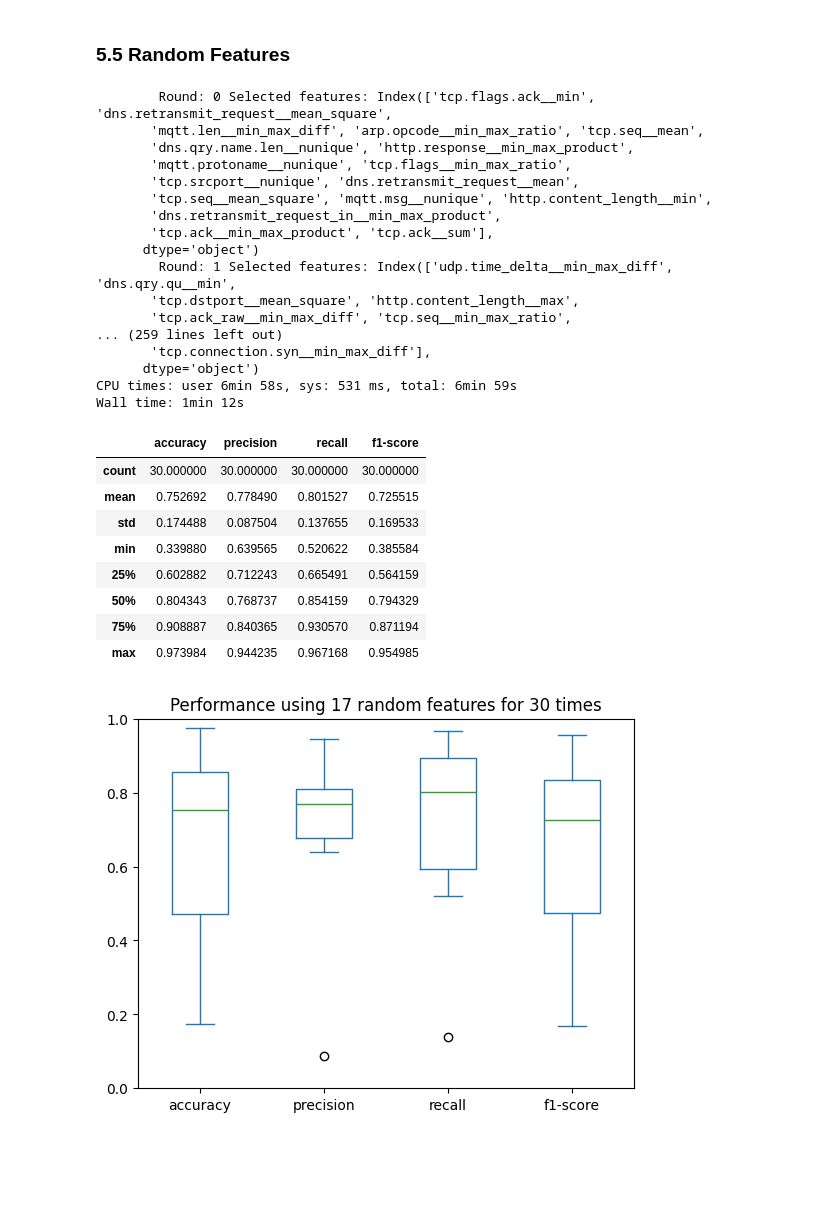
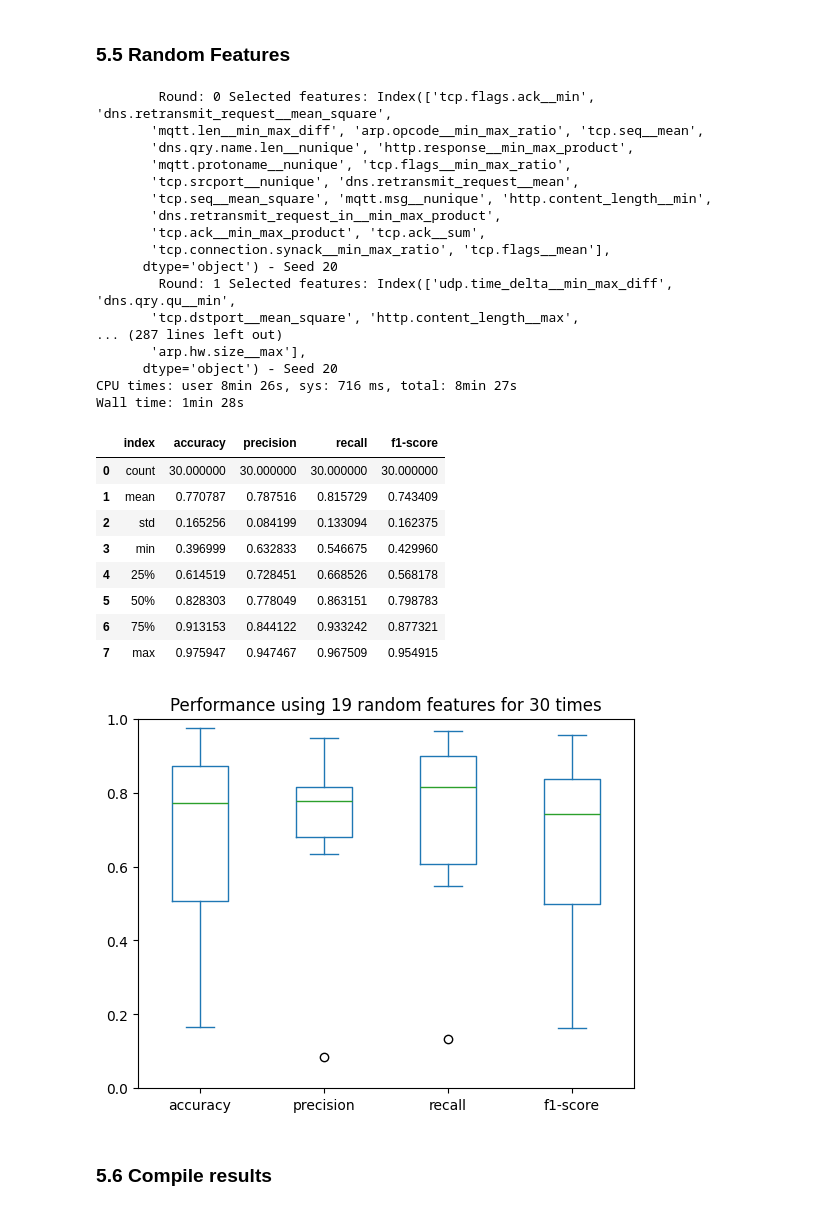
Before and after one commit to vichShir/efficient-multistage-pipeline-iiot, a Jupyter notebook: main.ipynb, the cells around one changed output. Cells and saved outputs as stored; diff of their text form; code cells hidden in the pictures; blank space fills up the shorter version.

```diff
--- a/main.ipynb
+++ b/main.ipynb
@@ -8,10 +8,12 @@ Dataset: https://ieee-dataport.org/documents/bruriiot-dataset-network-anomaly-de
 import polars as pl
 import pandas as pd
 import numpy as np
+import time
+import os
 import gc
 
 from pipeline.preprocessing import (
-    create_splits_and_save,
+    create_splits,
     transform_labels,
     get_labels_mapping,
     balance_labels_with_smote
@@ -25,7 +27,7 @@ from pipeline.feature_selection import (
 )
 from pipeline.model import train_xgboost
 from pipeline.training_size import training_size
-from pipeline.utils import get_protocols, filter_module
+from pipeline.utils import create_data_dirs, get_protocols, filter_module
 
 import matplotlib.pyplot as plt
 import matplotlib.ticker as mtick
@@ -33,8 +35,12 @@ import seaborn as sns
 
 %matplotlib inline
 
-SEED = 10  # 5 seeds: 0, 10, 20, 30 and 40
-MODEL_SAVE_DIR = './data/models/'
+# create directories
+create_data_dirs()
+
+SEED = 20  # 5 seeds: 0, 10, 20, 30 and 40
+MODEL_SAVE_DIR_TS = './data/models/training_size'  # training size
+MODEL_SAVE_DIR_FS = './data/models/feature_selection'  # feature selection
 # %% [markdown]
 ## 2. Create data splits
 # %% [markdown]
@@ -208,8 +312,10 @@ plt.show()
 # %%
 # training proportion to sample
-training_size_prop = 0.1178
+training_size_prop = 0.155
 
 # sufficient training set size
 df_train = df_train.sample(frac=training_size_prop, random_state=SEED)
+print('Defined training size:', df_train.shape[0])
 
+# save training set with all features
 df_train.to_csv(f'./data/datasets/splits/BRUIIoT_train_size{training_size_prop}_seed{SEED}.csv', index=False)
@@ -469,9 +638,8 @@ df_results_random = random_features(
     X_train, y_train,
     X_valid, y_valid,
     n_features_to_select=len(causal_selected_features),
-    model_save_dir=MODEL_SAVE_DIR,
-    data_seed=SEED,
-    ml_seed=SEED
+    model_save_dir=MODEL_SAVE_DIR_FS,
+    seed=SEED,
 )
 # %% [output]
         Round: 0 Selected features: Index(['tcp.flags.ack__min', 'dns.retransmit_request__mean_square',
@@ -481,32 +649,34 @@ df_results_random = random_features(
        'tcp.srcport__nunique', 'dns.retransmit_request__mean',
        'tcp.seq__mean_square', 'mqtt.msg__nunique', 'http.content_length__min',
        'dns.retransmit_request_in__min_max_product',
-       'tcp.ack__min_max_product', 'tcp.ack__sum'],
-      dtype='object')
+       'tcp.ack__min_max_product', 'tcp.ack__sum',
+       'tcp.connection.synack__min_max_ratio', 'tcp.flags__mean'],
+      dtype='object') - Seed 20
         Round: 1 Selected features: Index(['udp.time_delta__min_max_diff', 'dns.qry.qu__min',
        'tcp.dstport__mean_square', 'http.content_length__max',
-       'tcp.ack_raw__min_max_diff', 'tcp.seq__min_max_ratio',
-... (259 lines left out)
-       'tcp.connection.syn__min_max_diff'],
-      dtype='object')
-CPU times: user 6min 58s, sys: 531 ms, total: 6min 59s
-Wall time: 1min 12s
+... (287 lines left out)
+       'arp.hw.size__max'],
+      dtype='object') - Seed 20
+CPU times: user 8min 26s, sys: 716 ms, total: 8min 27s
+Wall time: 1min 28s
 # %%
-df_results_random.drop(columns=['model']).describe()
+df_results_random.drop(columns=['model']).describe().reset_index()
 # %% [output]
-|  | accuracy | precision | recall | f1-score |
-| count | 30.000000 | 30.000000 | 30.000000 | 30.000000 |
-| mean | 0.752692 | 0.778490 | 0.801527 | 0.725515 |
-| std | 0.174488 | 0.087504 | 0.137655 | 0.169533 |
-| min | 0.339880 | 0.639565 | 0.520622 | 0.385584 |
-| 25% | 0.602882 | 0.712243 | 0.665491 | 0.564159 |
-| 50% | 0.804343 | 0.768737 | 0.854159 | 0.794329 |
-| 75% | 0.908887 | 0.840365 | 0.930570 | 0.871194 |
-| max | 0.973984 | 0.944235 | 0.967168 | 0.954985 |
+|  | index | accuracy | precision | recall | f1-score |
+| 0 | count | 30.000000 | 30.000000 | 30.000000 | 30.000000 |
+| 1 | mean | 0.770787 | 0.787516 | 0.815729 | 0.743409 |
+| 2 | std | 0.165256 | 0.084199 | 0.133094 | 0.162375 |
+| 3 | min | 0.396999 | 0.632833 | 0.546675 | 0.429960 |
+| 4 | 25% | 0.614519 | 0.728451 | 0.668526 | 0.568178 |
+| 5 | 50% | 0.828303 | 0.778049 | 0.863151 | 0.798783 |
+| 6 | 75% | 0.913153 | 0.844122 | 0.933242 | 0.877321 |
+| 7 | max | 0.975947 | 0.947467 | 0.967509 | 0.954915 |
 # %%
 df_results_random.drop(columns=['model']).describe().iloc[1:].plot.box()
 plt.title(f'Performance using {len(causal_selected_features)} random features for 30 times')
 plt.ylim((0, 1))
 plt.show()
 # %% [output]
-[figure, old version]
+[figure, new version]
+# %% [markdown]
+### 5.6 Compile results
```
Also changed, not shown: parts of 32 cells of this notebook, 6 other files.
